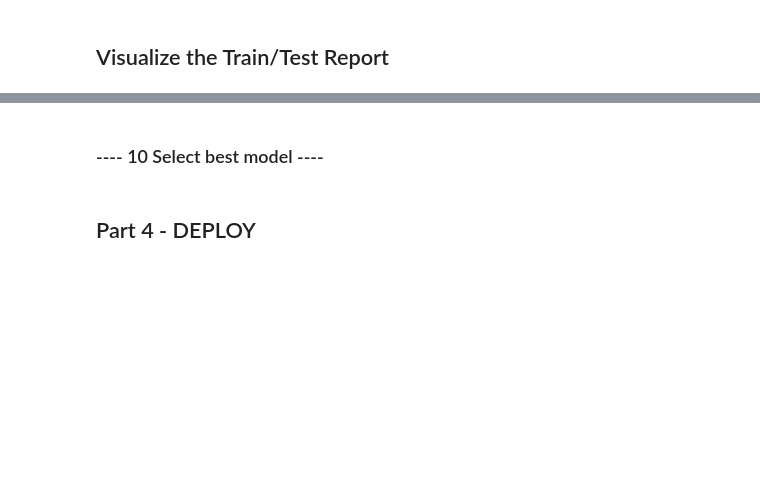
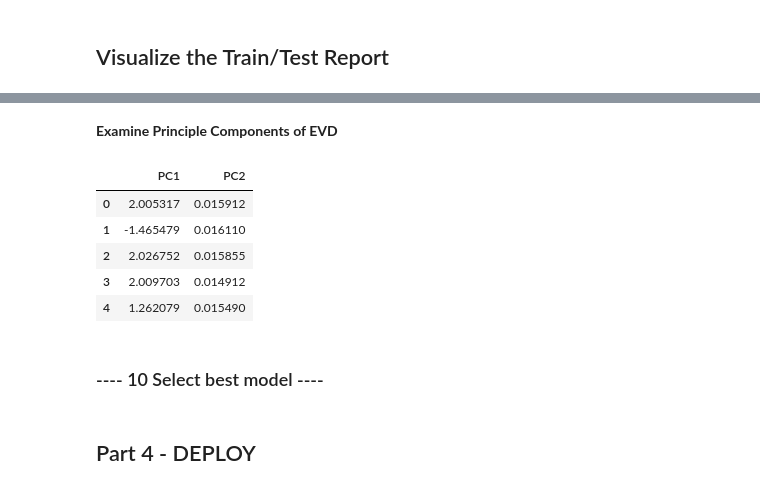
Before and after one commit to ajkiplagat/salaryPredictionPortfolio, a Jupyter notebook: First Portfolio Project.ipynb, the cells around one changed output, grey strips where cells are left out. Saved outputs shown, nothing was run; the diff lists cells and outputs as text; code cells hidden in the pictures; blank space fills up the shorter version.

```diff
--- a/First Portfolio Project.ipynb
+++ b/First Portfolio Project.ipynb
@@ -702,0 +799,5 @@ knn_cv.best_params_
+# %%
+# 1. Calculate Covariance Matrix
+features = X_scaled.T
+covariance_matrix = np.cov(features)
+print(covariance_matrix)
@@ -702,0 +824,3 @@ knn_cv.best_params_
+# %%
+# Calculate the eigen vectors and eigen values of the covariance matrix using linalg.eig()
+eig_vals, eig_vecs = np.linalg.eig(covariance_matrix)
@@ -702,0 +885,3 @@ knn_cv.best_params_
+# %%
+# Choose the first two principle components
+V = eig_vecs[:, :2]
@@ -702,0 +892,4 @@ knn_cv.best_params_
+# %%
+# Examine our new transformed matrix with PC1 & PC2
+projected_X = X_scaled.dot(V)
+projected_X
@@ -702,0 +904,13 @@ knn_cv.best_params_
+# %% [markdown]
+**Examine Principle Components of EVD**
+# %%
+X_pca = pd.DataFrame(data = projected_X, columns = ['PC1', 'PC2'])
+X_pca.head()
+#New reduced dimensionality Set
+# %% [output]
+|  | PC1 | PC2 |
+| 0 | 2.005317 | 0.015912 |
+| 1 | -1.465479 | 0.016110 |
+| 2 | 2.026752 | 0.015855 |
+| 3 | 2.009703 | 0.014912 |
+| 4 | 1.262079 | 0.015490 |
```
Also changed, not shown: parts of 84 cells of this notebook.
